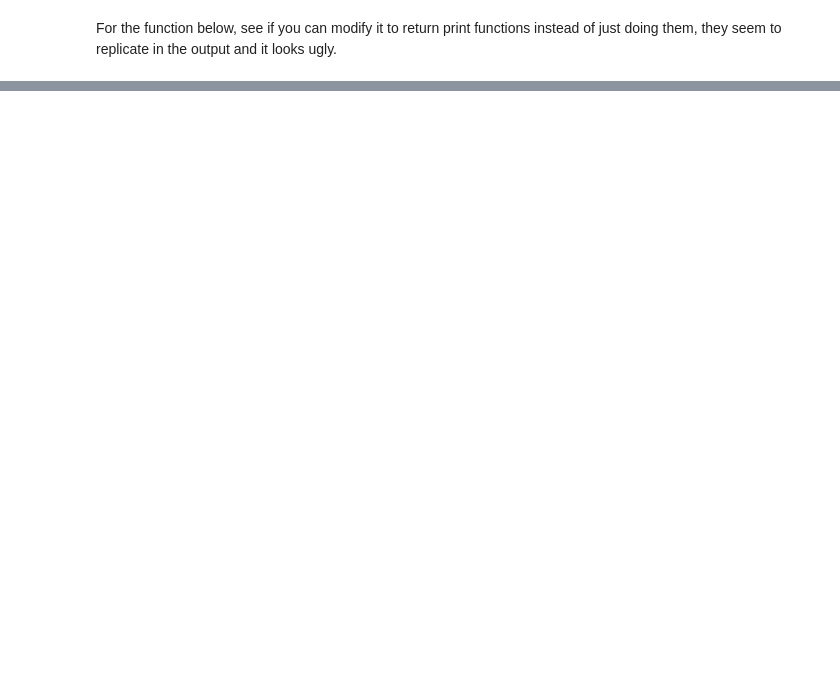
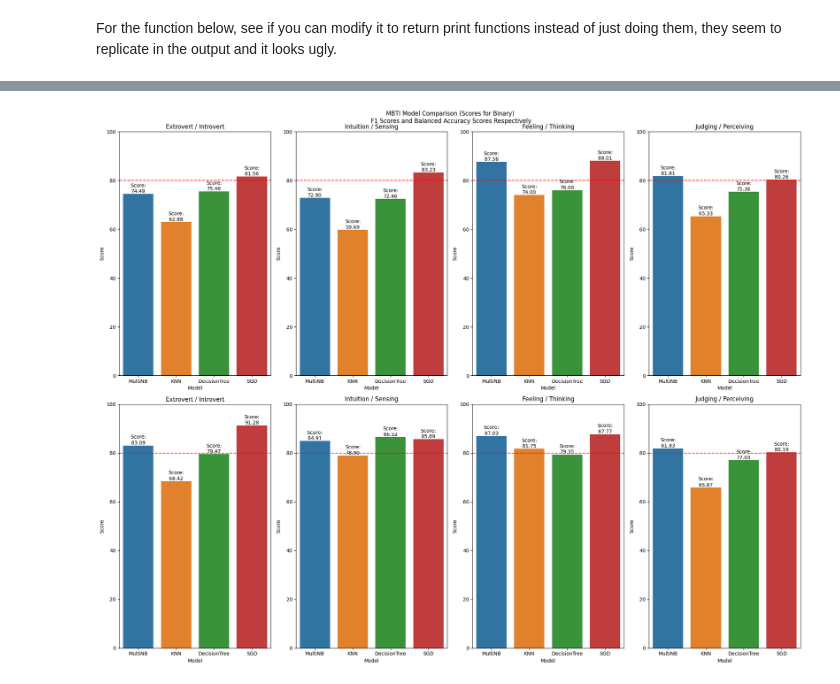
Before and after one commit to MattCarland/post2personality, a Jupyter notebook: model_selection.ipynb, the cells around one changed output, grey strips where cells are left out. Cells and saved outputs as stored; diff of their text form; code cells hidden in the pictures; blank space fills up the shorter version.

```diff
--- a/model_selection.ipynb
+++ b/model_selection.ipynb
@@ -269,0 +458,20 @@ MemoryError: Unable to allocate 116. GiB for an array with shape (74246, 209152)
+# %%
+fig, axes = plt.subplots(2,4)
+fig.suptitle("MBTI Model Comparison (Scores for Binary)\n F1 Scores and Balanced Accuracy Scores Respectively")
+
+barplotter_score_df('E_I_f1','Extrovert / Introvert', 'Metric', axes[0,0])
+barplotter_score_df('N_S_f1','Intuition / Sensing', 'Metric', axes[0,1])
+barplotter_score_df('F_T_f1','Feeling / Thinking', 'Metric', axes[0,2])
+barplotter_score_df('J_P_f1','Judging / Perceiving', 'Metric', axes[0,3])
+barplotter_score_df('E_I_Bal_Acc','Extrovert / Introvert', 'Metric', axes[1,0])
+barplotter_score_df('N_S_Bal_Acc','Intuition / Sensing', 'Metric', axes[1,1])
+barplotter_score_df('F_T_Bal_Acc','Feeling / Thinking', 'Metric', axes[1,2])
+barplotter_score_df('J_P_Bal_Acc','Judging / Perceiving', 'Metric', axes[1,3])
+
+plt.setp(axes, yticks = [0,20,40,60,80,100])
+
+fig.set_figheight(16)
+fig.set_figwidth(20)
+fig.tight_layout()
+# %% [output]
+[figure, added]
```
Also changed, not shown: parts of 21 cells of this notebook.
